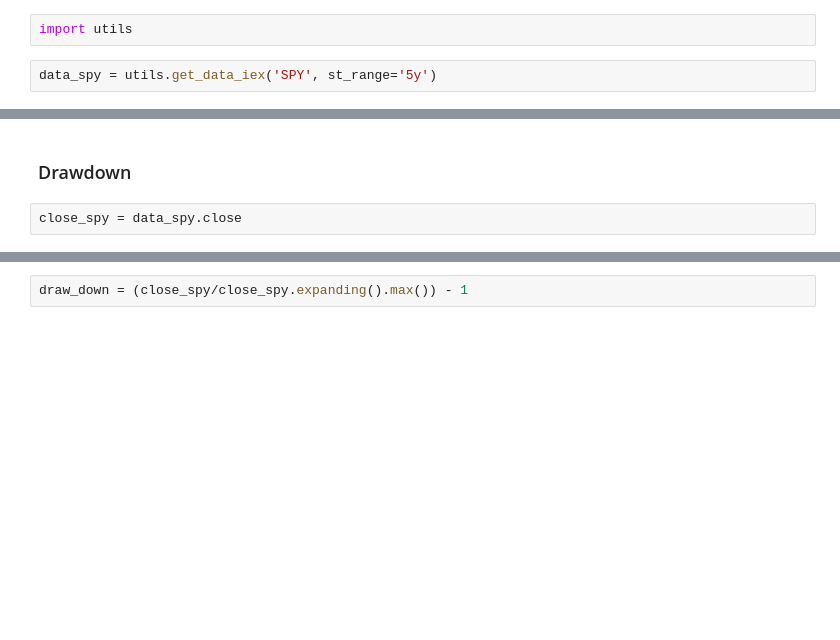
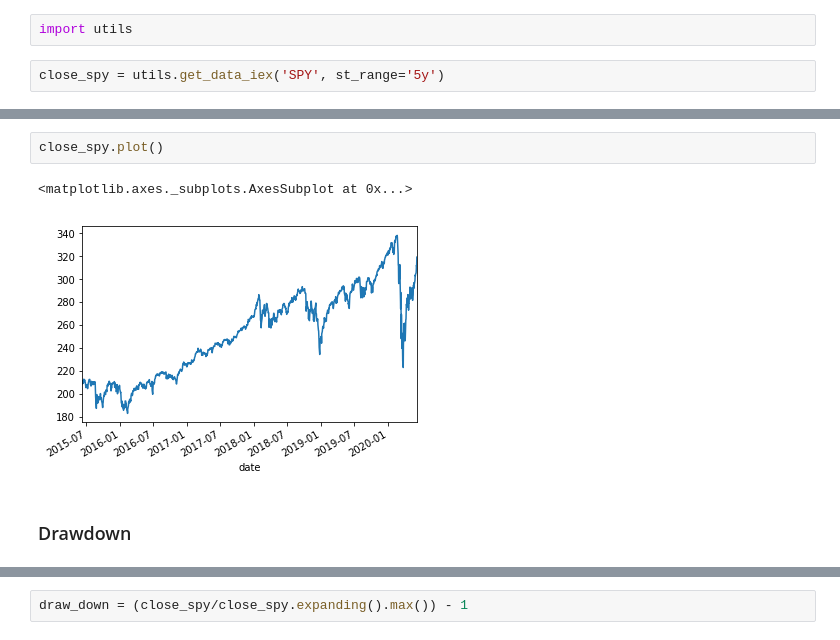
Before and after one commit to fernandodelacalle/miax-python, a Jupyter notebook: ejercicios_soluciones/7_02_Solution.ipynb, the cells around one changed output, grey strips where cells are left out. Cells and saved outputs as stored; diff of their text form; blank space fills up the shorter version.

```diff
--- a/ejercicios_soluciones/7_02_Solution.ipynb
+++ b/ejercicios_soluciones/7_02_Solution.ipynb
@@ -21,4 +21,4 @@ import matplotlib.pyplot as plt
 # %%
 import utils
 # %%
-data_spy = utils.get_data_iex('SPY', st_range='5y')
+close_spy = utils.get_data_iex('SPY', st_range='5y')
@@ -27,7 +35,10 @@ data_spy.close.plot()
+# %%
+close_spy.plot()
+# %% [output]
+<matplotlib.axes._subplots.AxesSubplot at 0x...>
+[figure, added]
 # %% [markdown]
 ### Drawdown
-# %%
-close_spy = data_spy.close
 # %%
 close_spy.plot()
 close_spy.expanding().max().plot()
```
Also changed, not shown: parts of 6 cells of this notebook.
